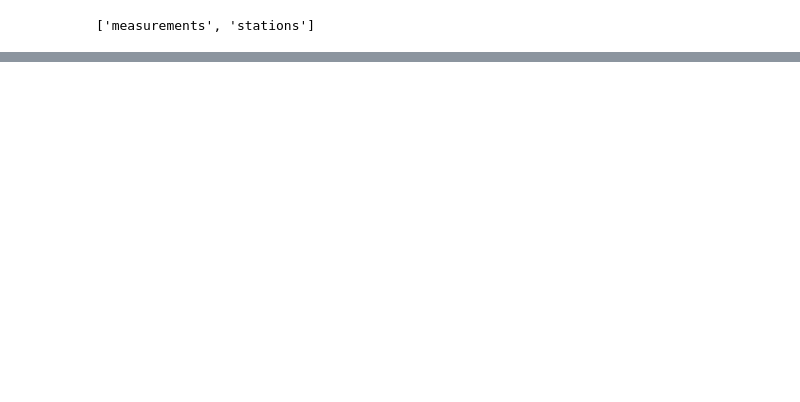
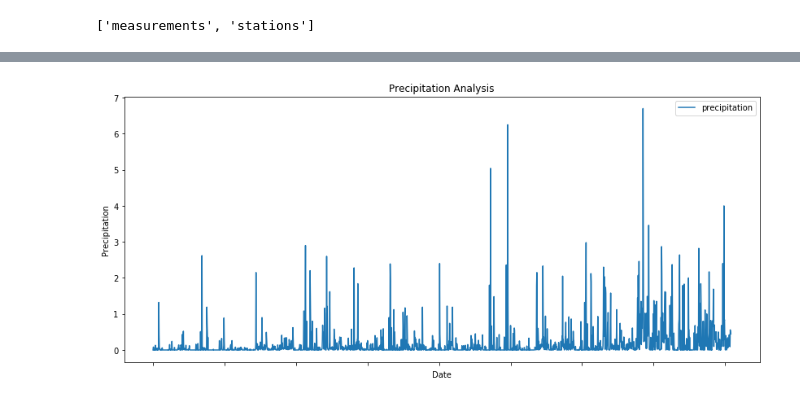
Before and after one commit to timothyyu/sql-alchemy, a Jupyter notebook: climate_analysis.ipynb, the cells around one changed output, grey strips where cells are left out. Cells and saved outputs as stored; diff of their text form; code cells hidden in the pictures; blank space fills up the shorter version.

Commit message:
database_engineering update; chart output requires mpl fix

```diff
--- a/climate_analysis.ipynb
+++ b/climate_analysis.ipynb
@@ -28,7 +29,7 @@ Base.classes.keys()
 # %% [output]
 ['measurements', 'stations']
 # %%
-stations = Base.classes.stations
-measurements = Base.classes.measurements
+Stations = Base.classes.stations
+Measurements = Base.classes.measurements
 
 session = Session(engine)
@@ -39,0 +36,8 @@ ValueError: Couldn't parse datetime string: '2010-01-01'
+# %%
+# Query + Plot Last 12 months of preciptation data
+    # Max date is 2016-08-23
+from sqlalchemy import and_
+results = session.query(Measurements.date, Measurements.prcp).filter(Measurements.date >= "2016-08-23").all()
+df = pd.DataFrame(results)
+df.set_index("date", inplace = True)
+df = df.rename(columns={'prcp': 'precipitation'})
@@ -39,0 +64,9 @@ ValueError: Couldn't parse datetime string: '2010-01-01'
+# %%
+# Use Pandas Plotting with Matplotlib to plot the data
+df.plot(figsize = (14,6))
+plt.ylabel('Precipitation')
+plt.xlabel('Date')
+plt.title('Precipitation Analysis')
+plt.show()
+# %% [output]
+[figure, added]
```
Also changed, not shown: parts of 8 cells of this notebook, 3 other files.
